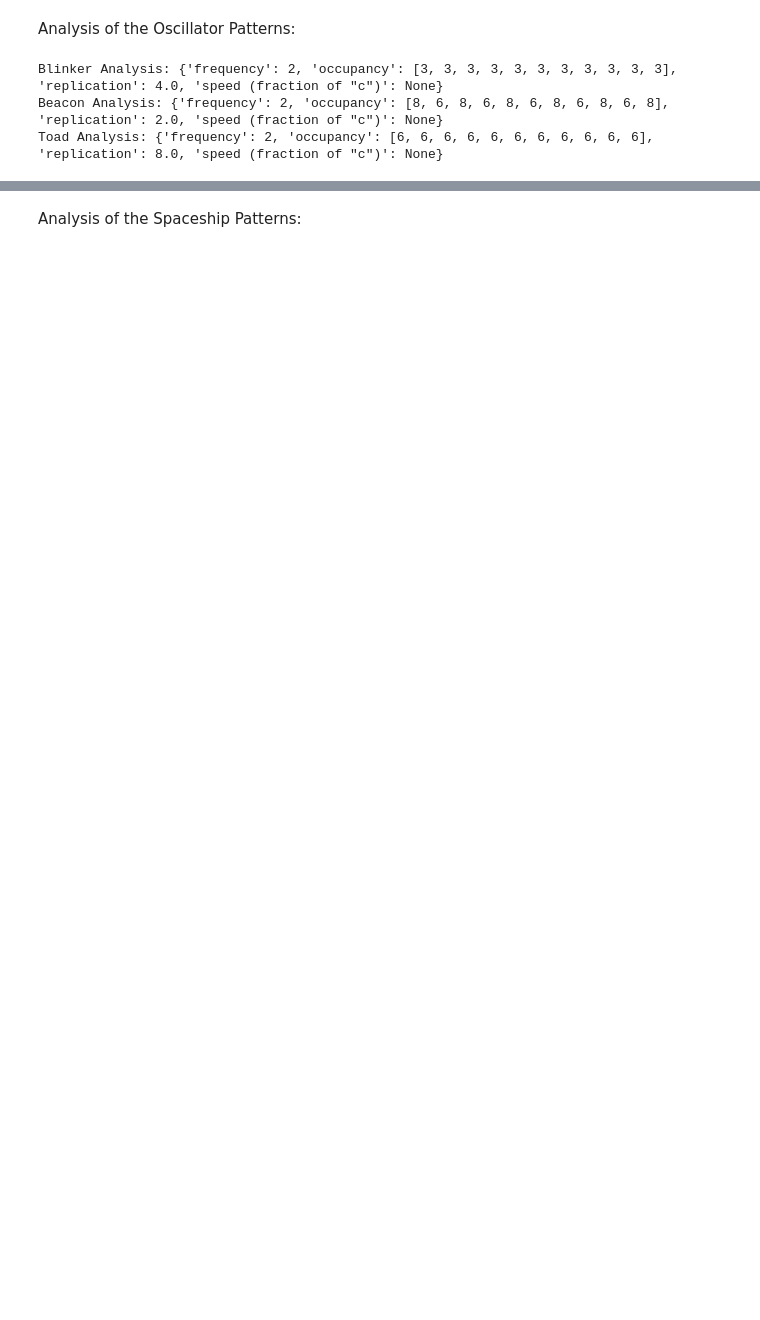
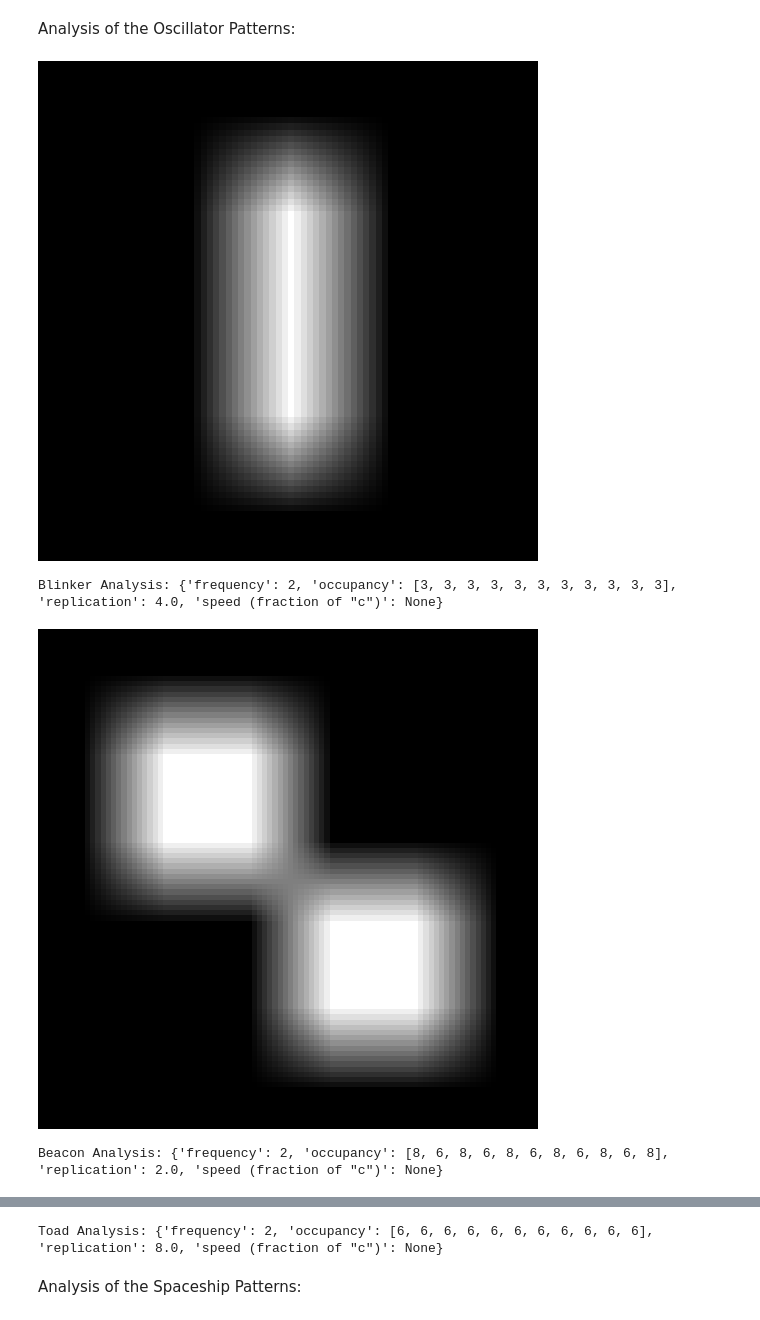
Before and after one commit to mhbagheri-99/Python_FinalProject, a Jupyter notebook: Project.ipynb, the cells around one changed output, grey strips where cells are left out. Saved outputs shown, nothing was run; the diff lists cells and outputs as text; code cells hidden in the pictures; blank space fills up the shorter version.

```diff
--- a/Project.ipynb
+++ b/Project.ipynb
@@ -363,10 +375,14 @@ Loaf Analysis: {'frequency': 1, 'occupancy': [7, 7, 7, 7, 7, 7, 7, 7, 7, 7, 7],
 # %% [markdown]
 Analysis of the Oscillator Patterns:
 # %%
+display(Image(filename='oscillator/blinker/result_animation.gif', width=500))
 print("Blinker Analysis:", analyze_evolution(blinker, 10))
+display(Image(filename='oscillator/beacon/result_animation.gif', width=500))
 print("Beacon Analysis:", analyze_evolution(beacon, 10))
+display(Image(filename='oscillator/toad/result_animation.gif', width=500))
 print("Toad Analysis:", analyze_evolution(toad, 10))
 # %% [output]
+[figure, added]
 Blinker Analysis: {'frequency': 2, 'occupancy': [3, 3, 3, 3, 3, 3, 3, 3, 3, 3, 3], 'replication': 4.0, 'speed (fraction of "c")': None}
-Beacon Analysis: {'frequency': 2, 'occupancy': [8, 6, 8, 6, 8, 6, 8, 6, 8, 6, 8], 'replication': 2.0, 'speed (fraction of "c")': None}
-Toad Analysis: {'frequency': 2, 'occupancy': [6, 6, 6, 6, 6, 6, 6, 6, 6, 6, 6], 'replication': 8.0, 'speed (fraction of "c")': None}
+[figure, added]
+Beacon Analysis: {'frequency': 2, 'occupancy': [8, 6, 8, 6, 8, 6, 8, 6, 8, 6, 8], 'replication': 2.0, 'speed (fraction of "c")': None}
@@ -373,3 +390,4 @@ Toad Analysis: {'frequency': 2, 'occupancy': [6, 6, 6, 6, 6, 6, 6, 6, 6, 6, 6],
+Toad Analysis: {'frequency': 2, 'occupancy': [6, 6, 6, 6, 6, 6, 6, 6, 6, 6, 6], 'replication': 8.0, 'speed (fraction of "c")': None}
 # %% [markdown]
 Analysis of the Spaceship Patterns:
 # %%
```
Also changed, not shown: parts of 16 cells of this notebook.
